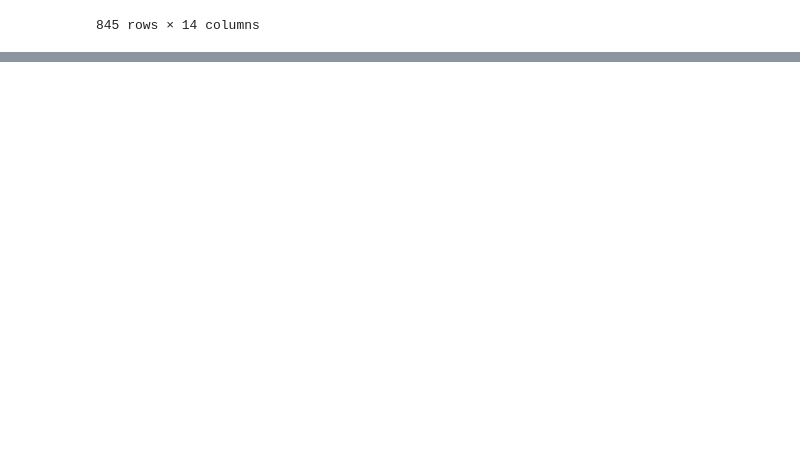
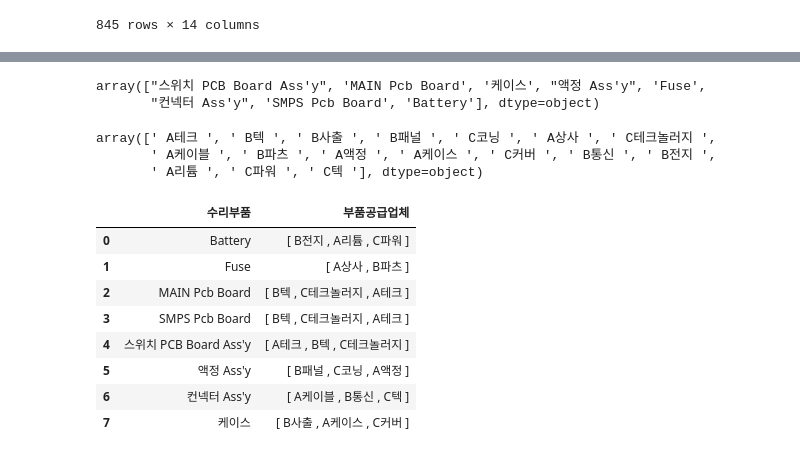
Before and after one commit to jujaehong/Project_0101, a Jupyter notebook: AS_Management_Data.ipynb, the cells around one changed output, grey strips where cells are left out. Saved outputs shown, nothing was run; the diff lists cells and outputs as text; code cells hidden in the pictures; blank space fills up the shorter version.

```diff
--- a/AS_Management_Data.ipynb
+++ b/AS_Management_Data.ipynb
@@ -692,0 +710,2 @@ df_a
+# %%
+df_total = pd.read_csv('df_total')
@@ -692,0 +728,31 @@ df_a
+# %%
+df_total['수리부품'].unique()
+# %% [output]
+array(["스위치 PCB Board Ass'y", 'MAIN Pcb Board', '케이스', "액정 Ass'y", 'Fuse',
+       "컨넥터 Ass'y", 'SMPS Pcb Board', 'Battery'], dtype=object)
+# %%
+df_total['부품공급업체'].unique()
+# %% [output]
+array([' A테크 ', ' B텍 ', ' B사출 ', ' B패널 ', ' C코닝 ', ' A상사 ', ' C테크놀러지 ',
+       ' A케이블 ', ' B파츠 ', ' A액정 ', ' A케이스 ', ' C커버 ', ' B통신 ', ' B전지 ',
+       ' A리튬 ', ' C파워 ', ' C텍 '], dtype=object)
+# %%
+# df_total 데이터프레임의 수리부품과 부품공급업체 컬럼 가져오기
+수리부품 = df_total['수리부품']
+부품공급업체 = df_total['부품공급업체']
+
+# 수리부품에 해당하는 부품공급업체들을 그룹화하여 출력
+grouped = df_total.groupby(수리부품)['부품공급업체'].unique().reset_index()
+grouped.columns = ['수리부품', '부품공급업체']
+# %%
+grouped
+# %% [output]
+|  | 수리부품 | 부품공급업체 |
+| 0 | Battery | [ B전지 , A리튬 , C파워 ] |
+| 1 | Fuse | [ A상사 , B파츠 ] |
+| 2 | MAIN Pcb Board | [ B텍 , C테크놀러지 , A테크 ] |
+| 3 | SMPS Pcb Board | [ B텍 , C테크놀러지 , A테크 ] |
+| 4 | 스위치 PCB Board Ass'y | [ A테크 , B텍 , C테크놀러지 ] |
+| 5 | 액정 Ass'y | [ B패널 , C코닝 , A액정 ] |
+| 6 | 컨넥터 Ass'y | [ A케이블 , B통신 , C텍 ] |
+| 7 | 케이스 | [ B사출 , A케이스 , C커버 ] |
```
Also changed, not shown: parts of 17 cells of this notebook, 10 other files.
